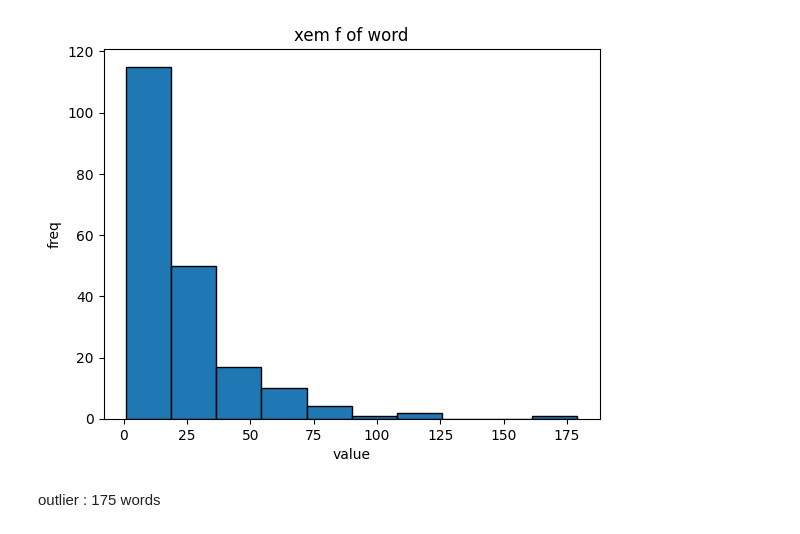
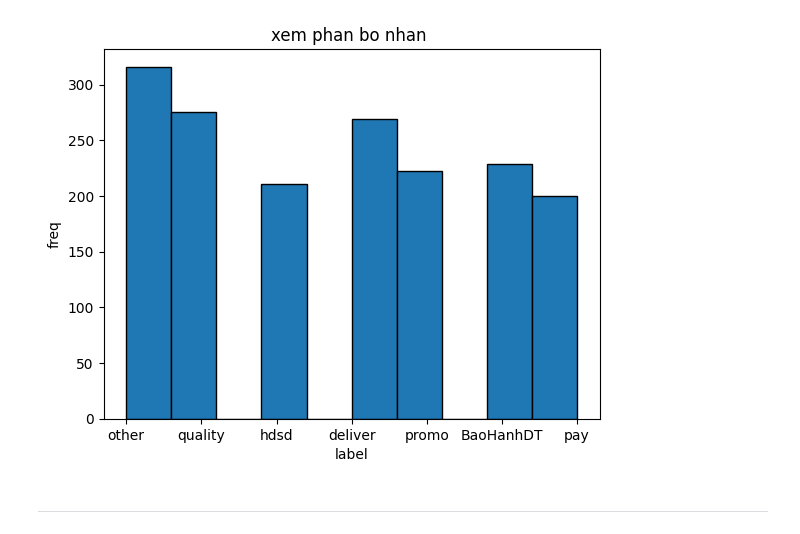
Before and after one commit to BaoMyTH/customer-support-classification, a Jupyter notebook: notebooks/baomy.ipynb, the cells around one changed output. Cells and saved outputs as stored; diff of their text form; code cells hidden in the pictures.

```diff
--- a/notebooks/baomy.ipynb
+++ b/notebooks/baomy.ipynb
@@ -105,5 +7,6 @@ dfthang=pd.read_csv(r"C:\Users\admin\Desktop\Git_p\customer-support-classificati
 # %%
-dfduong=pd.read_csv(r"C:\Users\admin\Desktop\Git_p\customer-support-classification\data_raw\noisy_feedback_payment.csv")
+dfthang=pd.read_csv(r"C:\Users\admin\Desktop\Git_p\customer-support-classification\data_raw\hthang_noise.csv")
+dfduong=pd.read_csv(r"C:\Users\admin\Desktop\Git_p\customer-support-classification\data_clean\pay.csv")
 dfhung=pd.read_csv(r"C:\Users\admin\Desktop\Git_p\customer-support-classification\data_raw\Hung_shopee.csv")
 dfphu=pd.read_csv(r"C:\Users\admin\Desktop\Git_p\customer-support-classification\data_raw\data_dirty_doi_tra_bao hanh_Phongphu.csv")
 dfkhanh=pd.read_csv(r"C:\Users\admin\Desktop\Git_p\customer-support-classification\data_raw\noisy_feedback_promo.csv")
@@ -158,12 +23,0 @@ plt.show()
-# %%
-mapping = {
-    "DoiTra": "BaoHanhDT", "DoiTraBaoHanh": "BaoHanhDT", "Return": "BaoHanhDT","Bao hanh":"BaoHanhDT","Đổi Trả":"BaoHanhDT","Bảo Hành":"BaoHanhDT","BaoHanh":"BaoHanhDT","doi-tra":"BaoHanhDT",
-    "4.0":"hdsd",
-    "chất lượng sản phẩm" : "quality",
-    "":"payment"
-}
-
-df["label"] = df["label"].replace(mapping)
-# %%
-df.loc[df["content"].str.contains("ship", case=False, na=False), "label"] = "delivery"
-df.loc[df["content"].str.contains("voucher|km|sale", case=False, na=False), "label"] = "promotion"
@@ -174,5 +23,0 @@ TIEN XU LY
-# %%
-#độ dài trung bình ( kí tự , từ )
-
-df["len_ki_tu"] = df["content"].astype(str).apply(len)
-df["len_word"] = df["content"].astype(str).apply(lambda x : len(x.split()))
@@ -188,12 +23,0 @@ df.head()
-# %%
-import matplotlib.pyplot as plt
-
-plt.hist(df["len_word"], edgecolor = 'black')
-plt.xlabel("value")
-plt.ylabel("freq")
-plt.title("xem f of word")
-plt.show()
-# %% [output]
-[figure, removed]
-# %% [markdown]
-outlier : 175 words
@@ -199,0 +31,10 @@ outlier : 175 words
+# %%
+import matplotlib.pyplot as plt
+
+plt.hist(df["label"], edgecolor = 'black')
+plt.xlabel("label")
+plt.ylabel("freq")
+plt.title("xem phan bo nhan ")
+plt.show()
+# %% [output]
+[figure, added]
@@ -199,0 +47,2 @@ outlier : 175 words
+# %% [markdown]
+-----
```
Also changed, not shown: parts of 53 cells of this notebook.
